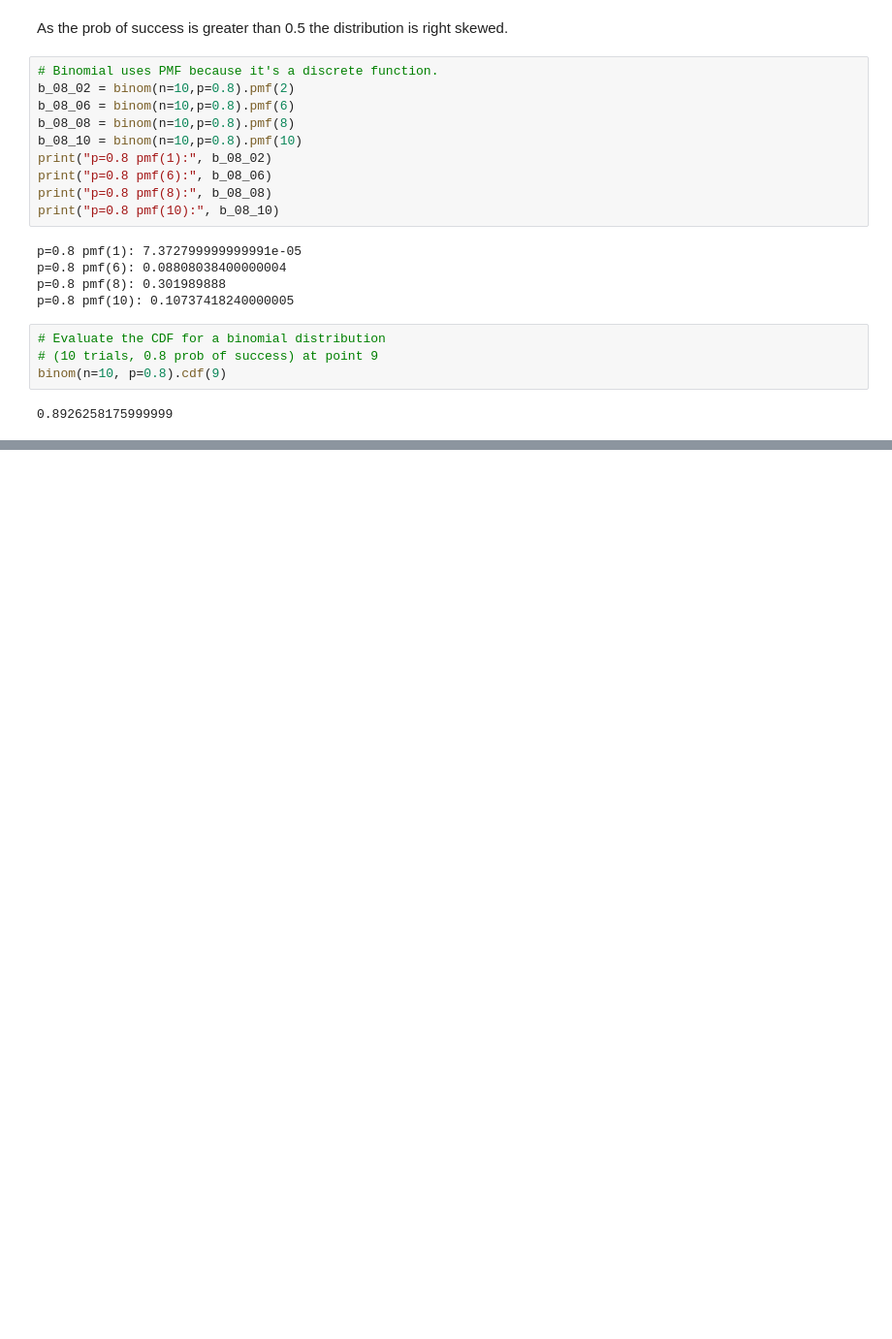
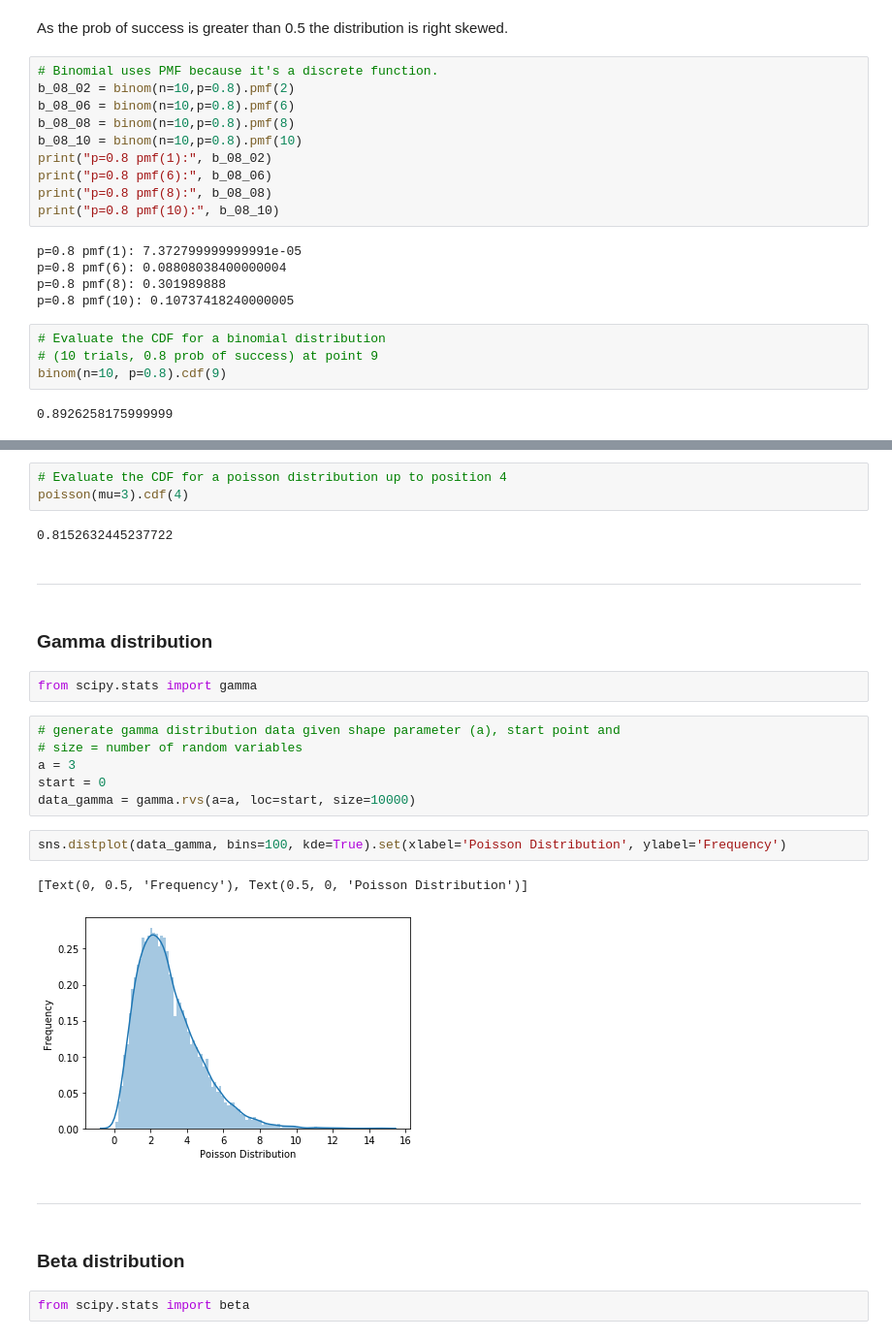
Before and after one commit to elisiojsj/Reference-Materials, a Jupyter notebook: Probability_distributions.ipynb, the cells around one changed output, grey strips where cells are left out. Shown at 97% size. Cells and saved outputs as stored; diff of their text form; blank space fills up the shorter version.

```diff
--- a/Probability_distributions.ipynb
+++ b/Probability_distributions.ipynb
@@ -198,0 +274,30 @@ binom(n=10, p=0.8).cdf(9)
+# %%
+# Evaluate the CDF for a poisson distribution up to position 4
+poisson(mu=3).cdf(4)
+# %% [output]
+0.8152632445237722
+# %% [markdown]
+
+---
+# %% [markdown]
+### Gamma distribution
+# %%
+from scipy.stats import gamma
+# %%
+# generate gamma distribution data given shape parameter (a), start point and
+# size = number of random variables
+a = 3
+start = 0
+data_gamma = gamma.rvs(a=a, loc=start, size=10000)
+# %%
+sns.distplot(data_gamma, bins=100, kde=True).set(xlabel='Poisson Distribution', ylabel='Frequency')
+# %% [output]
+[Text(0, 0.5, 'Frequency'), Text(0.5, 0, 'Poisson Distribution')]
+[figure, added]
+# %% [markdown]
+
+---
+# %% [markdown]
+### Beta distribution
+# %%
+from scipy.stats import beta
```
Also changed, not shown: parts of 19 cells of this notebook, 1 other file.
